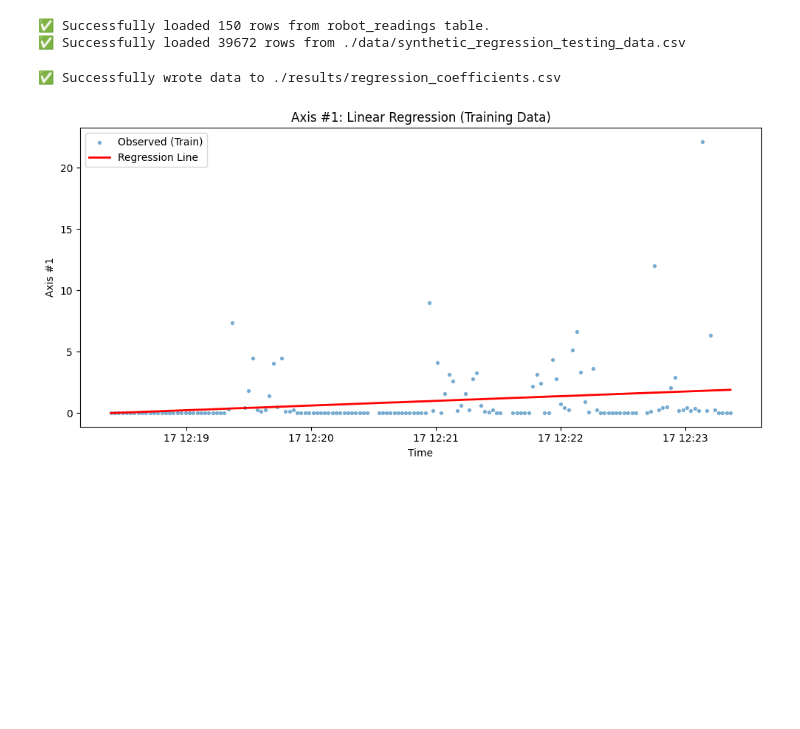
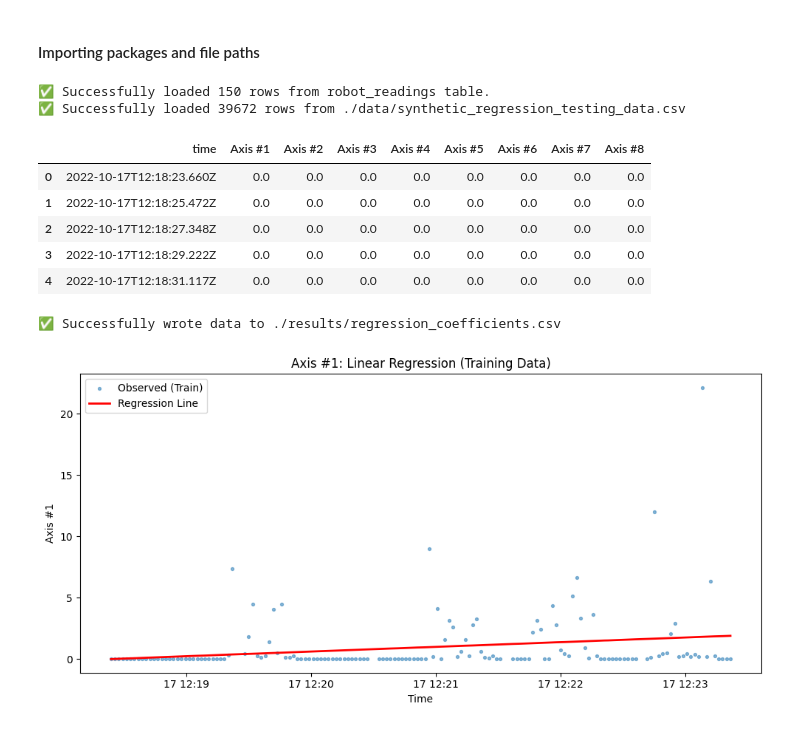
Before and after one commit to Mostafa-Allahmoradi/Streaming-Data-for-Predictive-Maintenance-with-Linear-Regression-Based-Alerts, a Jupyter notebook: predictive_maintenance.ipynb, the cells around one changed output. Drawn from its saved outputs; the diff is of its cells as text; code cells hidden in the pictures; blank space fills up the shorter version.

```diff
--- a/predictive_maintenance.ipynb
+++ b/predictive_maintenance.ipynb
@@ -54,3 +65,5 @@ Step 4: Detect events where these conditions hold.
+# %% [markdown]
+#### Importing packages and file paths
 # %%
 import pandas as pd
 import matplotlib.pyplot as plt
@@ -75,30 +88,42 @@ import modules.FileManager
 importlib.reload(modules.FileManager)
 
 import os
+
+from dotenv import load_dotenv
+
+# Load the .env file
+load_dotenv()
+
+# Path to the CSV file containing the synthetic regression testing data
+training_data_csv_path = "./data/synthetic_regression_testing_data.csv"
 # %%
 # === Fetching data from db to use for training the model ===
 dbmanager = modules.DBManager.DBManager(columns=[])
 df_train = dbmanager.fetch_all()
 
 # Keep only time and Axis #1–#8 columns
 axis_cols = [f"Axis #{i}" for i in range(1, 9)]
 df_train = df_train[["time"] + axis_cols].copy()
 
-# Path to the CSV file containing the synthetic regression testing data
-csv_path = "./data/synthetic_regression_testing_data.csv"
 # Loads the data from a CSV file.
-fileManager = modules.FileManager.FileManager(csv_path)
+fileManager = modules.FileManager.FileManager(training_data_csv_path)
 df_test = fileManager.get_data()
 columns = fileManager.get_columns()
 
 # uncomment to see the first few rows of the testing dataframe
 # df_test.head()
 
 # uncomment to see the first few rows of the training dataframe
-# df_train.head()
+df_train.head()
 # %% [output]
 ✅ Successfully loaded 150 rows from robot_readings table.
 ✅ Successfully loaded 39672 rows from ./data/synthetic_regression_testing_data.csv
+|  | time | Axis #1 | Axis #2 | Axis #3 | Axis #4 | Axis #5 | Axis #6 | Axis #7 | Axis #8 |
+| 0 | 2022-10-17T12:18:23.660Z | 0.0 | 0.0 | 0.0 | 0.0 | 0.0 | 0.0 | 0.0 | 0.0 |
+| 1 | 2022-10-17T12:18:25.472Z | 0.0 | 0.0 | 0.0 | 0.0 | 0.0 | 0.0 | 0.0 | 0.0 |
+| 2 | 2022-10-17T12:18:27.348Z | 0.0 | 0.0 | 0.0 | 0.0 | 0.0 | 0.0 | 0.0 | 0.0 |
+| 3 | 2022-10-17T12:18:29.222Z | 0.0 | 0.0 | 0.0 | 0.0 | 0.0 | 0.0 | 0.0 | 0.0 |
+| 4 | 2022-10-17T12:18:31.117Z | 0.0 | 0.0 | 0.0 | 0.0 | 0.0 | 0.0 | 0.0 | 0.0 |
 # %%
 # Convert time to datetime and numeric (UNIX timestamp in seconds)
 df_train["time"] = pd.to_datetime(df_train["time"], errors="coerce")
```
Also changed, not shown: parts of 4 cells of this notebook, 29 other files.
